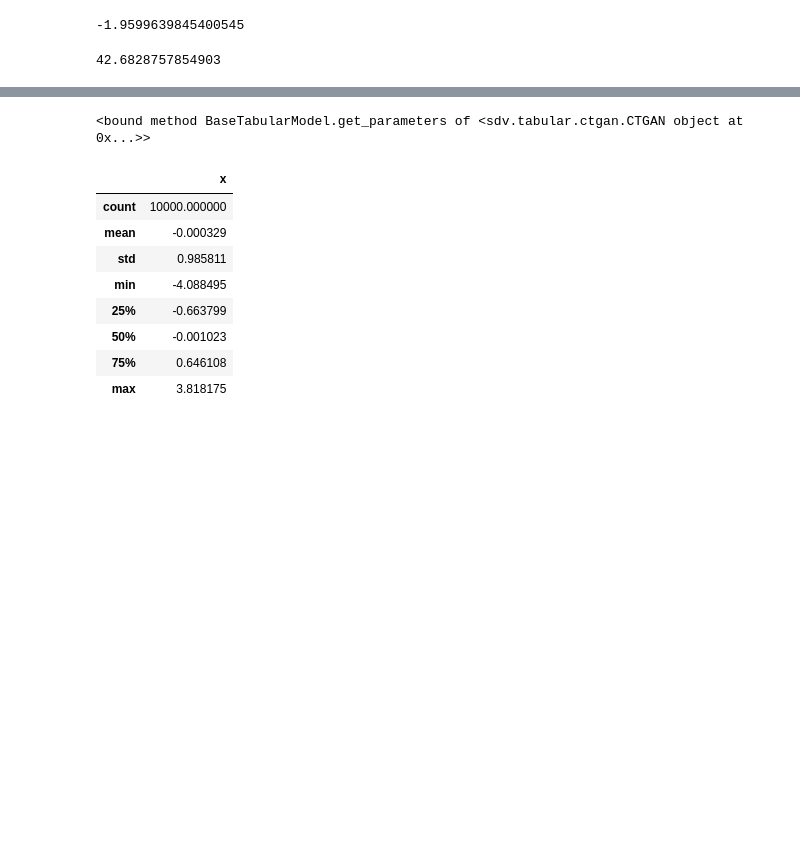
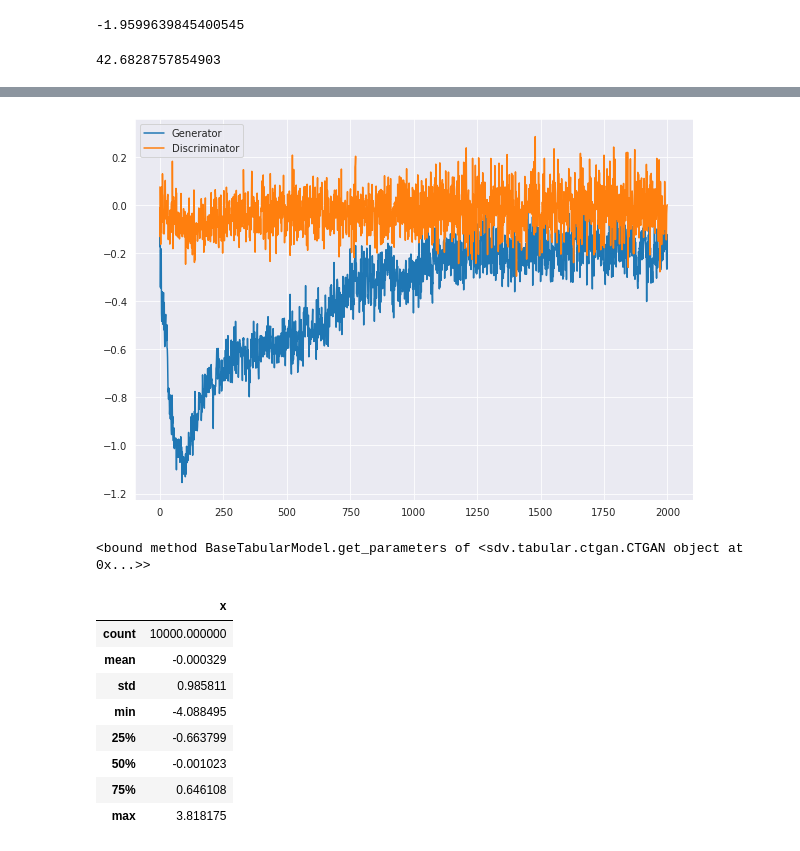
Before and after one commit to bettytan123/Sample-Size-Calculation, a Jupyter notebook: Continuous_Mean.ipynb, the cells around one changed output, grey strips where cells are left out. Saved outputs shown, nothing was run; the diff lists cells and outputs as text; code cells hidden in the pictures; blank space fills up the shorter version.

Commit message:
change the loss gan graph

```diff
--- a/Continuous_Mean.ipynb
+++ b/Continuous_Mean.ipynb
@@ -548,0 +246,18 @@ plt.show()
+# %%
+TESTDATA = StringIO(str(output))
+
+df = pd.read_csv(TESTDATA, sep=",", names=['Epochs', 'Loss G', 'Loss D'])
+
+# I think a regex would be better here
+df['Loss G'] = df['Loss G'].apply(lambda x: float(x.split(':')[1]))
+df['Loss D'] = df['Loss D'].apply(lambda x: float(x.split(':')[1]))
+
+plt.figure(figsize=(10,7))
+
+plt.plot(df['Loss G'], label="Generator")
+plt.plot(df['Loss D'], label="Discriminator")
+
+plt.legend()
+plt.show()
+# %% [output]
+[figure, added]
```
Also changed, not shown: parts of 8 cells of this notebook.
